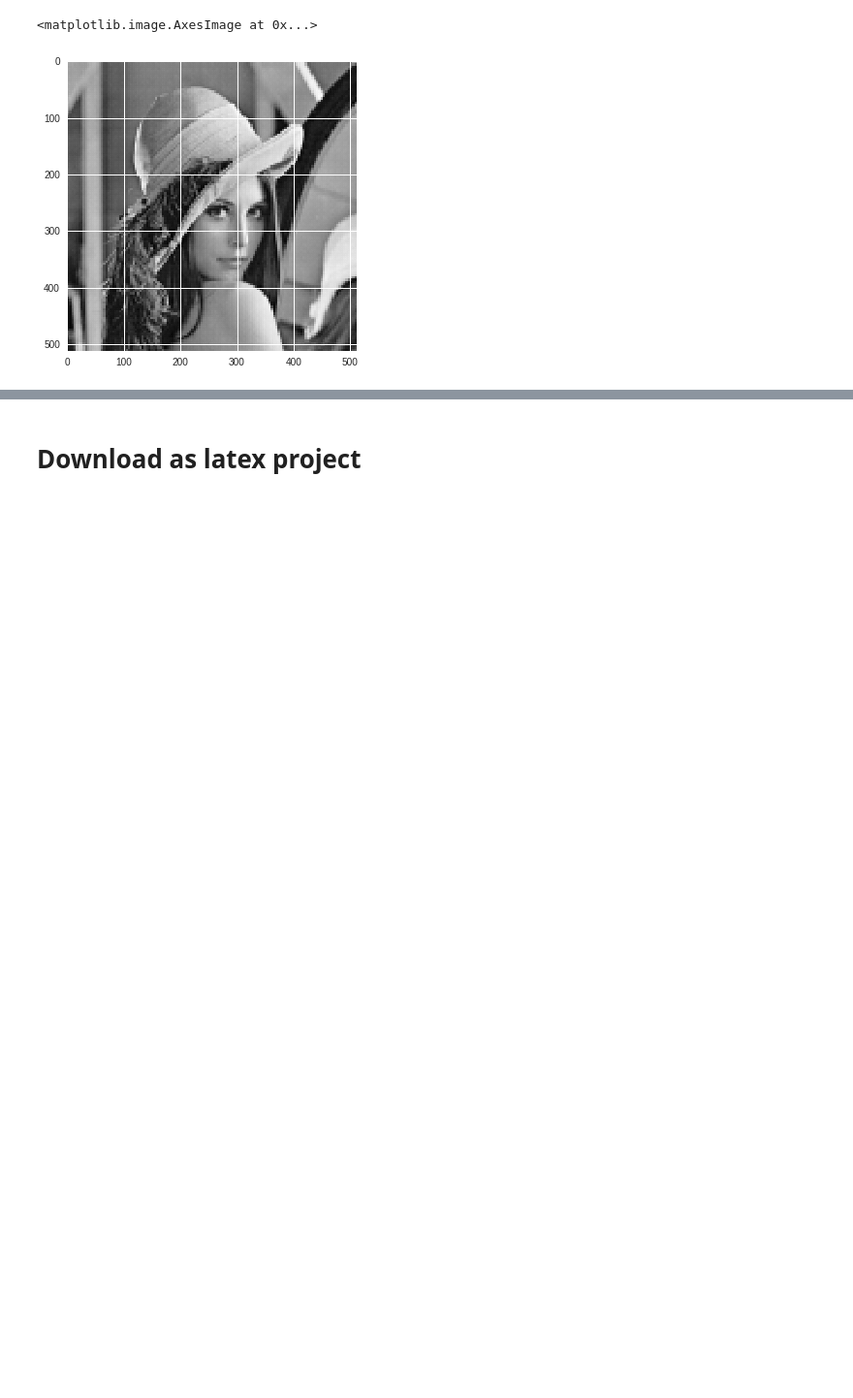
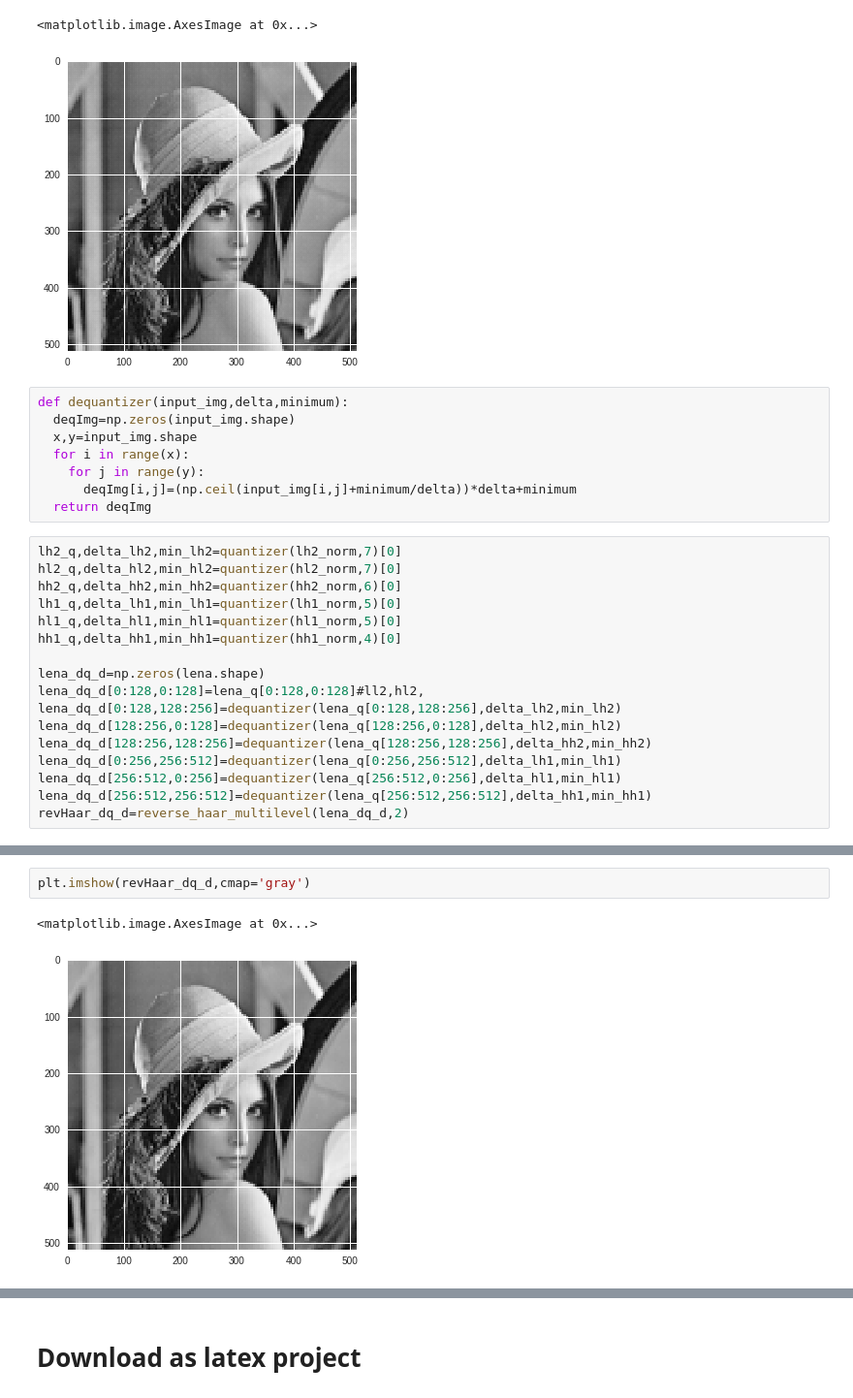
Before and after one commit to alvarogg777/colabCompression, a Jupyter notebook: Compress_Lab3.ipynb, the cells around one changed output, grey strips where cells are left out. Shown at 97% size. Saved outputs shown, nothing was run; the diff lists cells and outputs as text; blank space fills up the shorter version.

```diff
--- a/Compress_Lab3.ipynb
+++ b/Compress_Lab3.ipynb
@@ -242,3 +237,28 @@ plt.imshow(revHaar_dq,cmap='gray')
 # %% [output]
 <matplotlib.image.AxesImage at 0x...>
 [figure]
+# %%
+def dequantizer(input_img,delta,minimum):
+  deqImg=np.zeros(input_img.shape)
+  x,y=input_img.shape
+  for i in range(x):
+    for j in range(y):
+      deqImg[i,j]=(np.ceil(input_img[i,j]+minimum/delta))*delta+minimum
+  return deqImg
+# %%
+lh2_q,delta_lh2,min_lh2=quantizer(lh2_norm,7)[0]
+hl2_q,delta_hl2,min_hl2=quantizer(hl2_norm,7)[0]
+hh2_q,delta_hh2,min_hh2=quantizer(hh2_norm,6)[0]
+lh1_q,delta_lh1,min_lh1=quantizer(lh1_norm,5)[0]
+hl1_q,delta_hl1,min_hl1=quantizer(hl1_norm,5)[0]
+hh1_q,delta_hh1,min_hh1=quantizer(hh1_norm,4)[0]
+
+lena_dq_d=np.zeros(lena.shape)
+lena_dq_d[0:128,0:128]=lena_q[0:128,0:128]#ll2,hl2,
+lena_dq_d[0:128,128:256]=dequantizer(lena_q[0:128,128:256],delta_lh2,min_lh2)
+lena_dq_d[128:256,0:128]=dequantizer(lena_q[128:256,0:128],delta_hl2,min_hl2)
+lena_dq_d[128:256,128:256]=dequantizer(lena_q[128:256,128:256],delta_hh2,min_hh2)
+lena_dq_d[0:256,256:512]=dequantizer(lena_q[0:256,256:512],delta_lh1,min_lh1)
+lena_dq_d[256:512,0:256]=dequantizer(lena_q[256:512,0:256],delta_hl1,min_hl1)
+lena_dq_d[256:512,256:512]=dequantizer(lena_q[256:512,256:512],delta_hh1,min_hh1)
+revHaar_dq_d=reverse_haar_multilevel(lena_dq_d,2)
@@ -245,3 +274,8 @@ plt.imshow(revHaar_dq,cmap='gray')
+# %%
+plt.imshow(revHaar_dq_d,cmap='gray')
+# %% [output]
+<matplotlib.image.AxesImage at 0x...>
+[figure, added]
 # %%
 from sklearn.metrics import mean_squared_error as mse
 # MSE=mse(lena,revHaar_dq)
```
Also changed, not shown: parts of 9 cells of this notebook.
